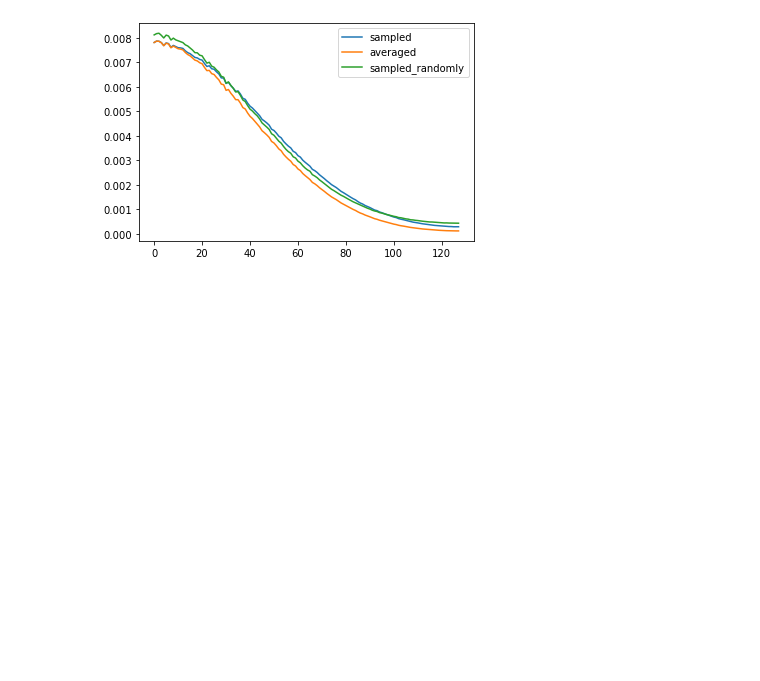
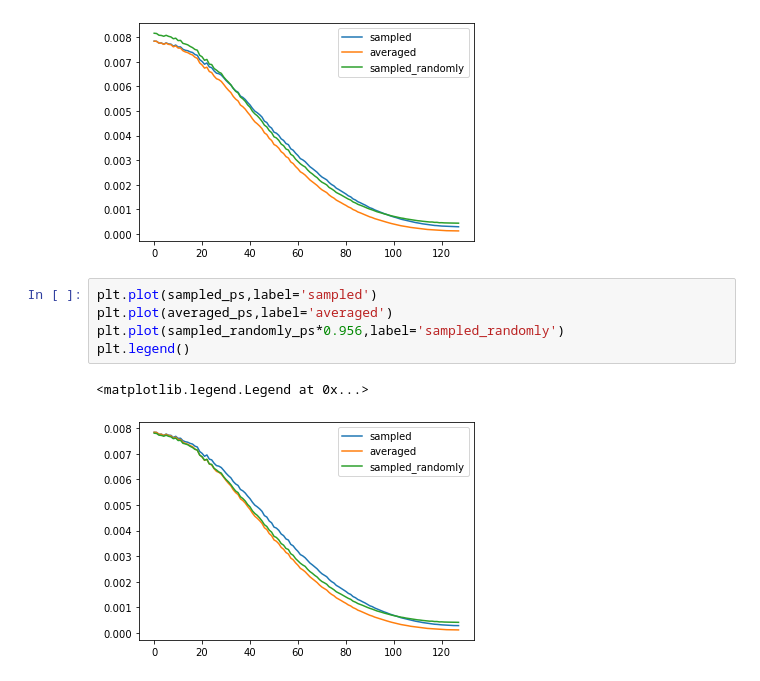
Before and after one commit to slosar/notebooks, a Jupyter notebook: sampling_vs_averaging.ipynb, the cells around one changed output. Saved outputs shown, nothing was run; the diff lists cells and outputs as text; blank space fills up the shorter version.

```diff
--- a/sampling_vs_averaging.ipynb
+++ b/sampling_vs_averaging.ipynb
@@ -50,3 +50,11 @@ plt.legend()
 # %% [output]
 <matplotlib.legend.Legend at 0x...>
 [figure]
+# %%
+plt.plot(sampled_ps,label='sampled')
+plt.plot(averaged_ps,label='averaged')
+plt.plot(sampled_randomly_ps*0.956,label='sampled_randomly')
+plt.legend()
+# %% [output]
+<matplotlib.legend.Legend at 0x...>
+[figure, added]
```
